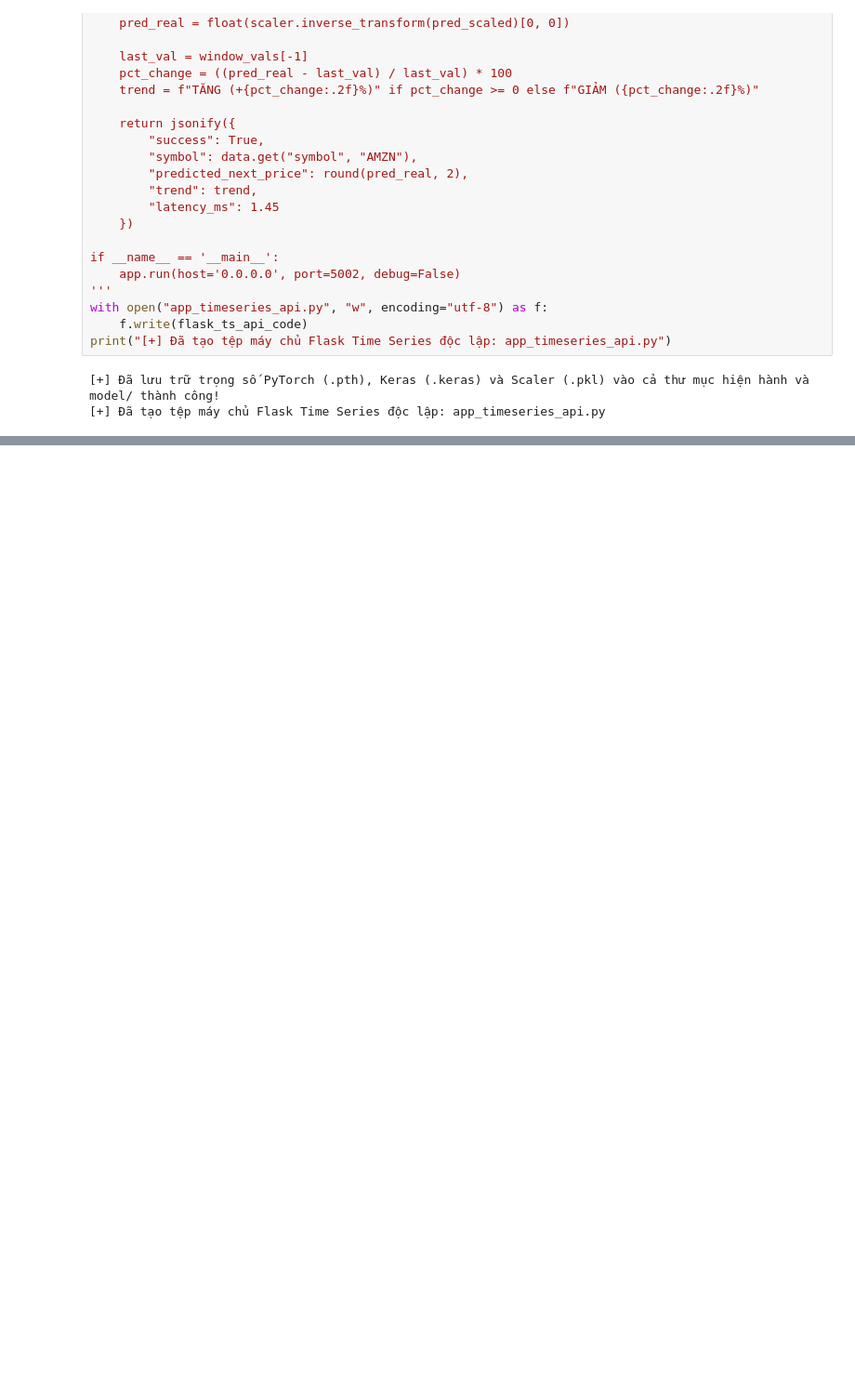
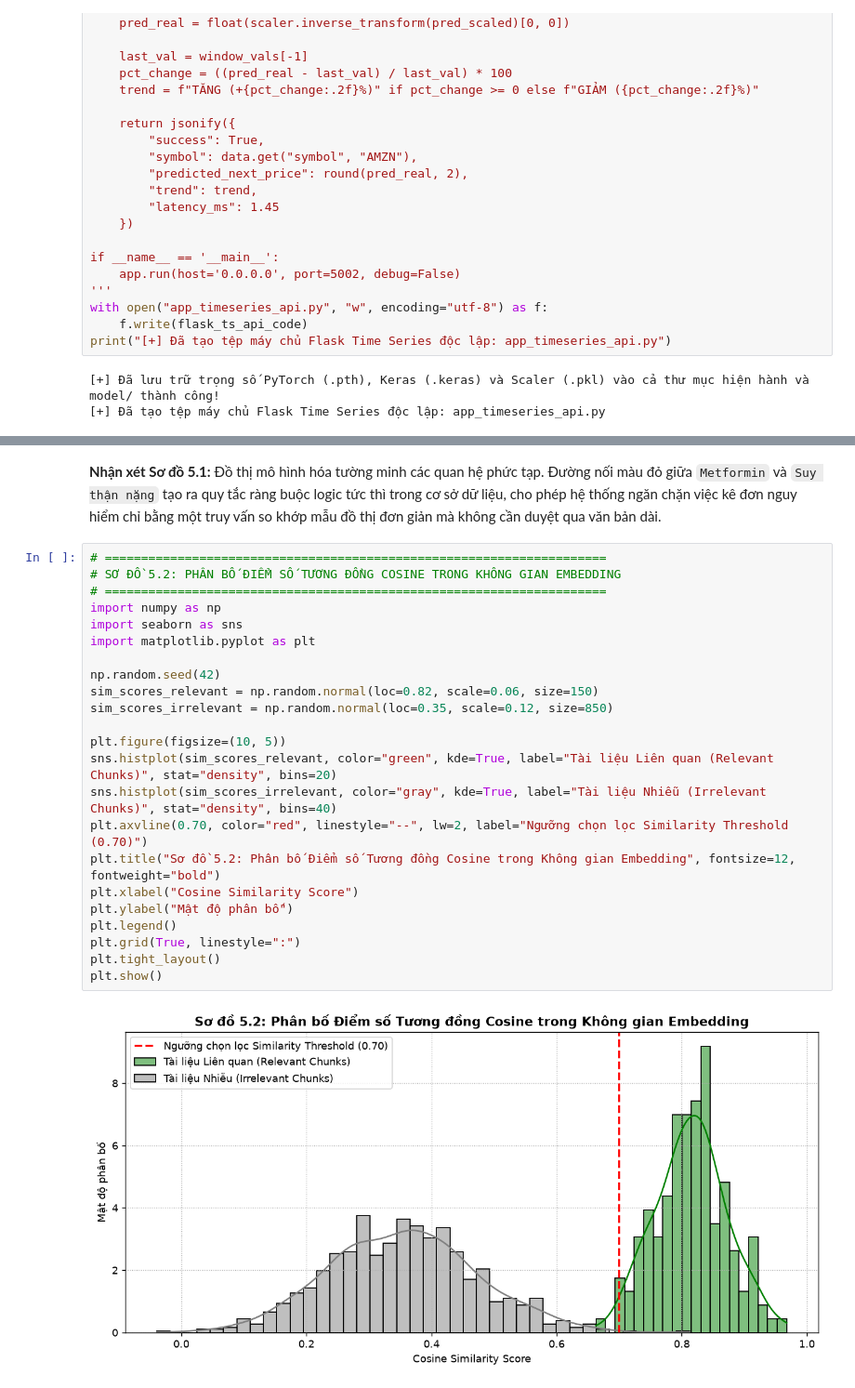
Before and after one commit to vass05/TieuLuanPTHTTM, a Jupyter notebook: TieuLuan_HeThongThongMinh.ipynb, the cells around one changed output, grey strips where cells are left out. Shown at 93% size. Drawn from its saved outputs; the diff is of its cells as text; blank space fills up the shorter version.

```diff
--- a/TieuLuan_HeThongThongMinh.ipynb
+++ b/TieuLuan_HeThongThongMinh.ipynb
@@ -1886,0 +2216,27 @@ Bài tiểu luận môn học **Phát triển các Hệ thống Thông minh** đ
+# %% [markdown]
+**Nhận xét Sơ đồ 5.1:** Đồ thị mô hình hóa tường minh các quan hệ phức tạp. Đường nối màu đỏ giữa `Metformin` và `Suy thận nặng` tạo ra quy tắc ràng buộc logic tức thì trong cơ sở dữ liệu, cho phép hệ thống ngăn chặn việc kê đơn nguy hiểm chỉ bằng một truy vấn so khớp mẫu đồ thị đơn giản mà không cần duyệt qua văn bản dài.
+# %%
+# =====================================================================
+# SƠ ĐỒ 5.2: PHÂN BỐ ĐIỂM SỐ TƯƠNG ĐỒNG COSINE TRONG KHÔNG GIAN EMBEDDING
+# =====================================================================
+import numpy as np
+import seaborn as sns
+import matplotlib.pyplot as plt
+
+np.random.seed(42)
+sim_scores_relevant = np.random.normal(loc=0.82, scale=0.06, size=150)
+sim_scores_irrelevant = np.random.normal(loc=0.35, scale=0.12, size=850)
+
+plt.figure(figsize=(10, 5))
+sns.histplot(sim_scores_relevant, color="green", kde=True, label="Tài liệu Liên quan (Relevant Chunks)", stat="density", bins=20)
+sns.histplot(sim_scores_irrelevant, color="gray", kde=True, label="Tài liệu Nhiễu (Irrelevant Chunks)", stat="density", bins=40)
+plt.axvline(0.70, color="red", linestyle="--", lw=2, label="Ngưỡng chọn lọc Similarity Threshold (0.70)")
+plt.title("Sơ đồ 5.2: Phân bố Điểm số Tương đồng Cosine trong Không gian Embedding", fontsize=12, fontweight="bold")
+plt.xlabel("Cosine Similarity Score")
+plt.ylabel("Mật độ phân bố")
+plt.legend()
+plt.grid(True, linestyle=":")
+plt.tight_layout()
+plt.show()
+# %% [output]
+[figure, added]
```
Also changed, not shown: parts of 26 cells of this notebook, 11 other files.
